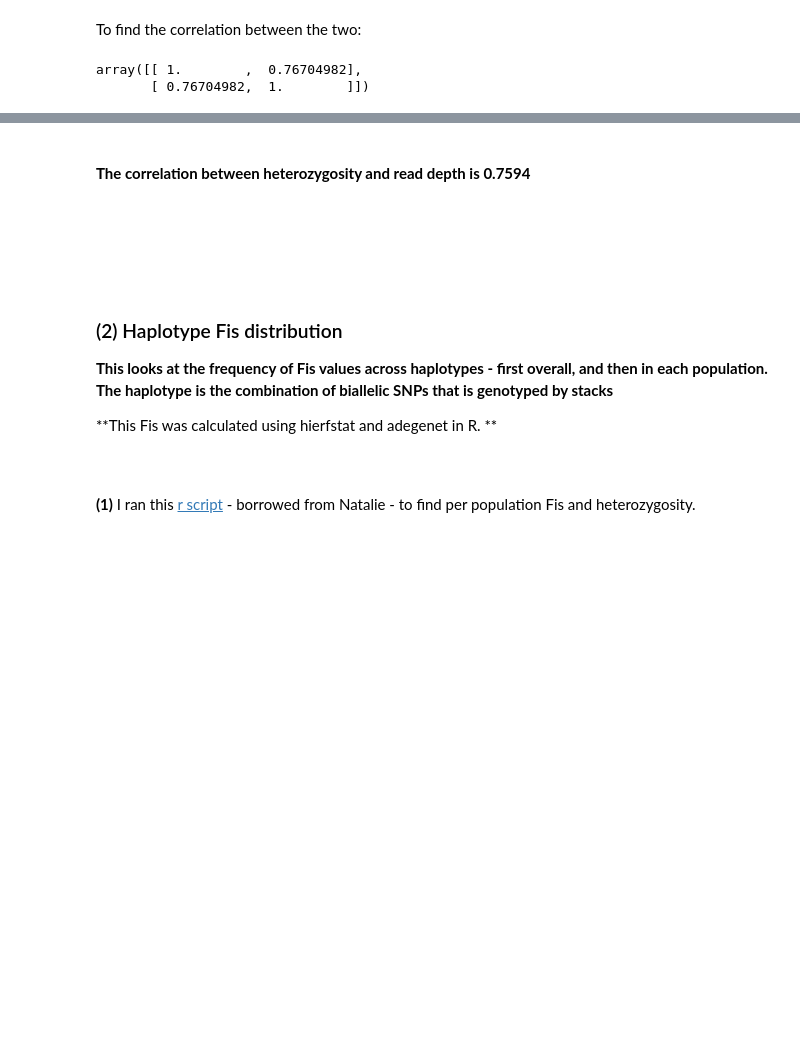
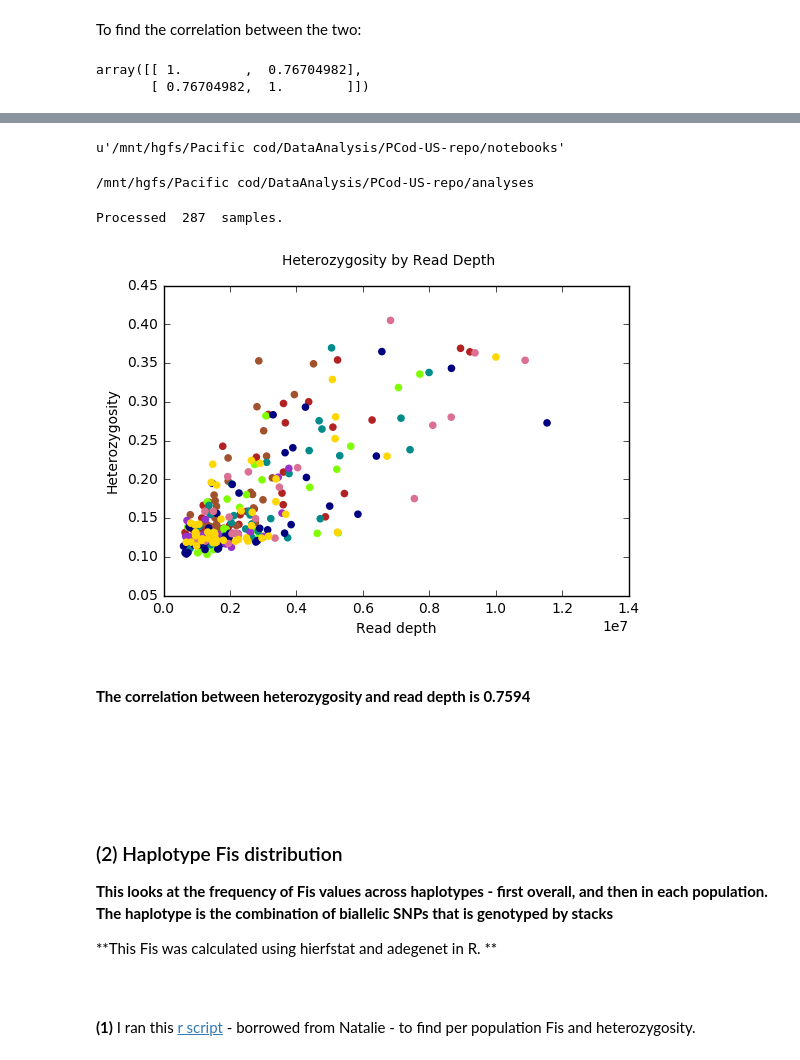
Before and after one commit to mfisher5/PCod-US-repo, a Jupyter notebook: notebooks/Stacks batch 2 - data visualization.ipynb, the cells around one changed output, grey strips where cells are left out. Saved outputs shown, nothing was run; the diff lists cells and outputs as text; code cells hidden in the pictures; blank space fills up the shorter version.

Commit message:
add colors by pop to hetvdepth

```diff
--- a/notebooks/Stacks batch 2 - data visualization.ipynb
+++ b/notebooks/Stacks batch 2 - data visualization.ipynb
@@ -118,0 +127,56 @@ array([[ 1.        ,  0.76704982],
+# %%
+pwd
+# %% [output]
+u'/mnt/hgfs/Pacific cod/DataAnalysis/PCod-US-repo/notebooks'
+# %%
+cd ../analyses
+# %% [output]
+/mnt/hgfs/Pacific cod/DataAnalysis/PCod-US-repo/analyses
+# %%
+myfile = open("batch2_HetvReadDepth_filtered", "r")
+
+count = 0
+read_depth = []
+prop_het = []
+colors = []
+
+for line in myfile:
+    if count > 1:
+        new_depth = line.strip().split()[1]
+        new_het = line.strip().split()[2]
+        read_depth.append(new_depth)
+        prop_het.append(new_het)
+        count += 1
+        sampleID = line.strip().split()[0]
+        if sampleID.startswith("KOD"):
+            colors.append("firebrick")
+        elif sampleID.startswith("AD"):
+            colors.append("sienna")
+        elif sampleID.startswith("WC"):
+            colors.append("chartreuse")
+        elif sampleID.startswith("HS"):
+            colors.append("darkcyan")
+        elif sampleID.startswith("PS"):
+            colors.append("navy")
+        elif sampleID.startswith("GS"):
+            colors.append("darkorchid")
+        elif sampleID.startswith("PWS"):
+            colors.append("palevioletred")
+        elif sampleID.startswith("UP"):
+            colors.append("gold")
+    else:
+        count += 1
+
+myfile.close()
+
+print "Processed ", count, " samples."
+# %% [output]
+Processed  287  samples.
+# %%
+length = len(read_depth)
+for i in range(0,length):
+    read_depth[i] = float(read_depth[i])
+
+length = len(prop_het)
+for i in range(0,length):
+    prop_het[i] = float(prop_het[i])
@@ -119,3 +186,11 @@ array([[ 1.        ,  0.76704982],
+# %%
+plt.scatter(read_depth, prop_het, color = colors)
+plt.suptitle("Heterozygosity by Read Depth")
+plt.xlabel("Read depth")
+plt.ylabel("Heterozygosity")
+plt.show()
+# %% [output]
+[figure, added]
 # %% [markdown]
 <br>
 
```
Also changed, not shown: parts of 3 cells of this notebook.
